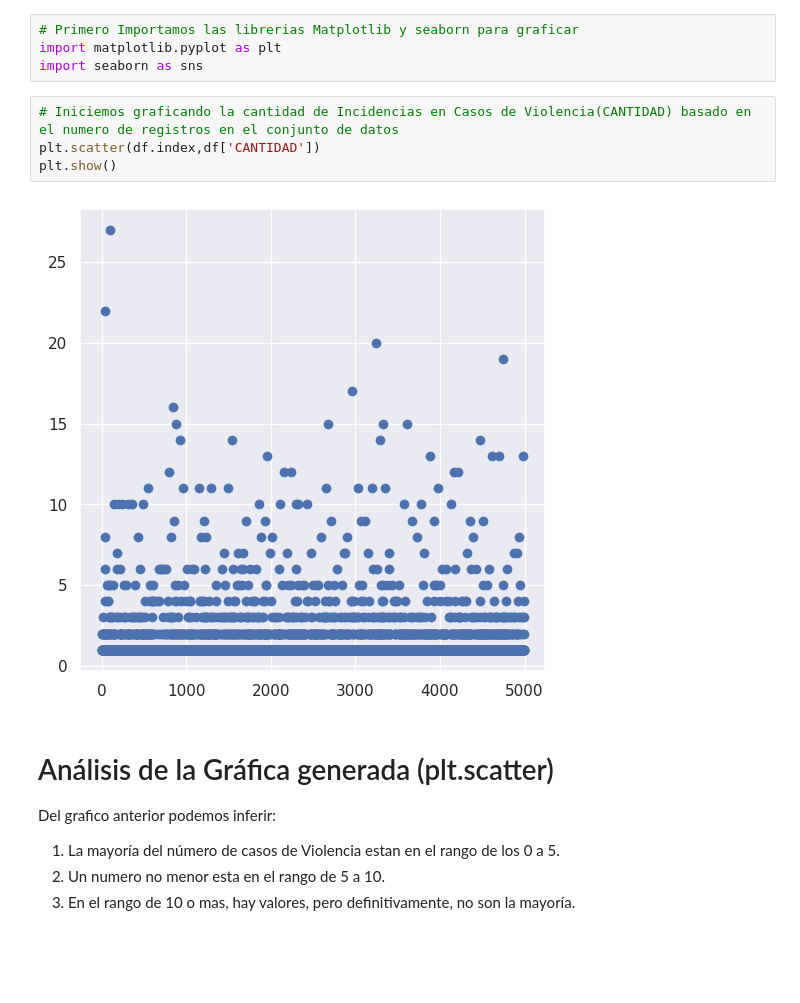
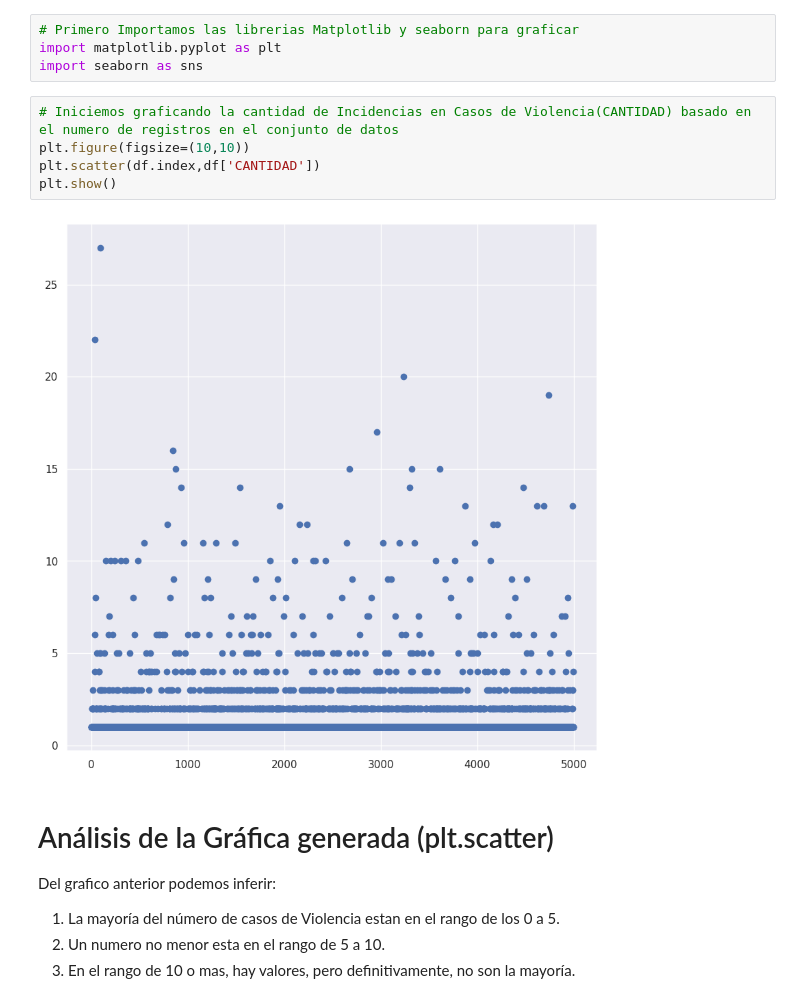
Before and after one commit to octagm/ia_2024, a Jupyter notebook: Analisis_Univariado_OGM.ipynb, the cells around one changed output. Drawn from its saved outputs; the diff is of its cells as text; blank space fills up the shorter version.

```diff
--- a/Analisis_Univariado_OGM.ipynb
+++ b/Analisis_Univariado_OGM.ipynb
@@ -159,10 +159,11 @@ import matplotlib.pyplot as plt
 import seaborn as sns
 # %%
 # Iniciemos graficando la cantidad de Incidencias en Casos de Violencia(CANTIDAD) basado en el numero de registros en el conjunto de datos
+plt.figure(figsize=(10,10))
 plt.scatter(df.index,df['CANTIDAD'])
 plt.show()
 # %% [output]
-[figure, old version]
+[figure, new version]
 # %% [markdown]
 # Análisis de la Gráfica generada (plt.scatter)
 Del grafico anterior podemos inferir:
```
